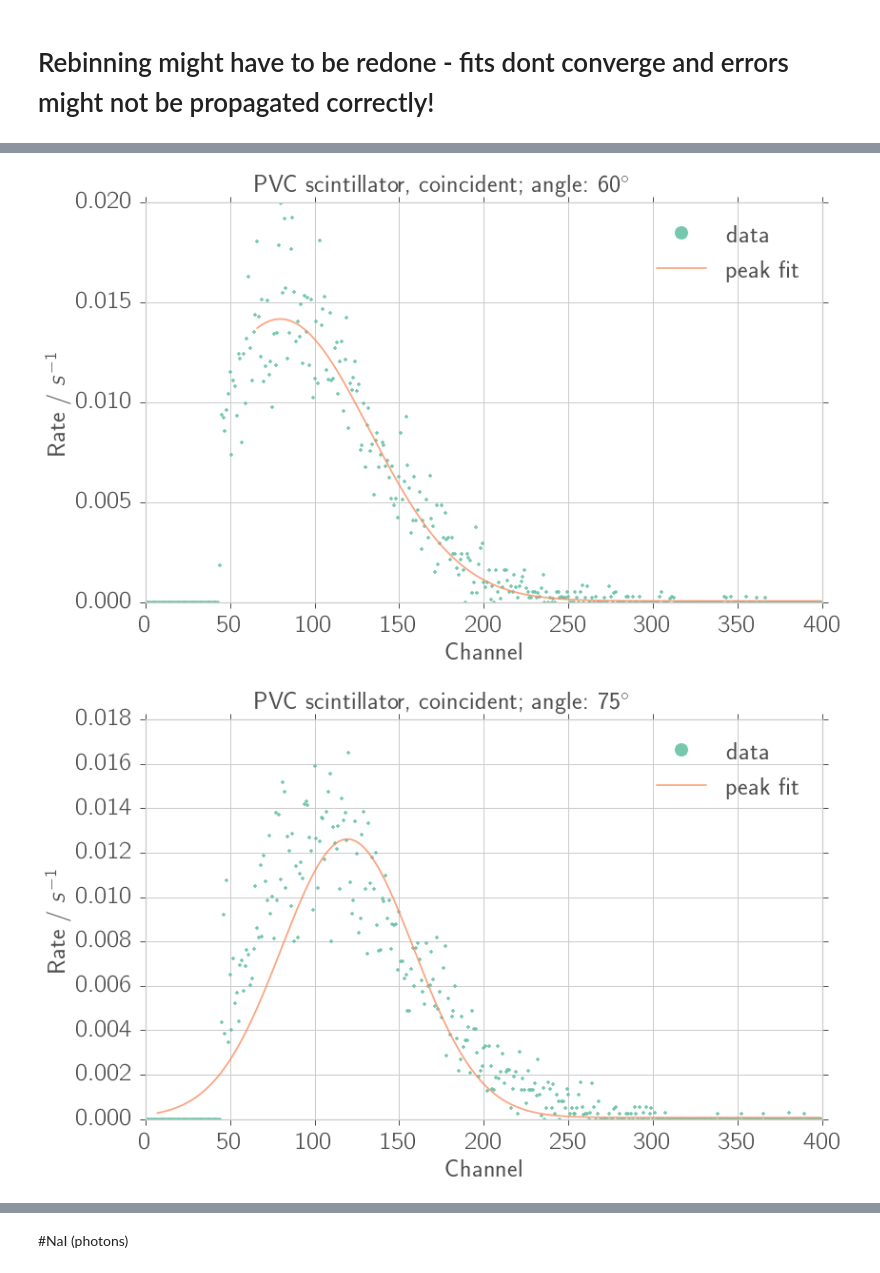
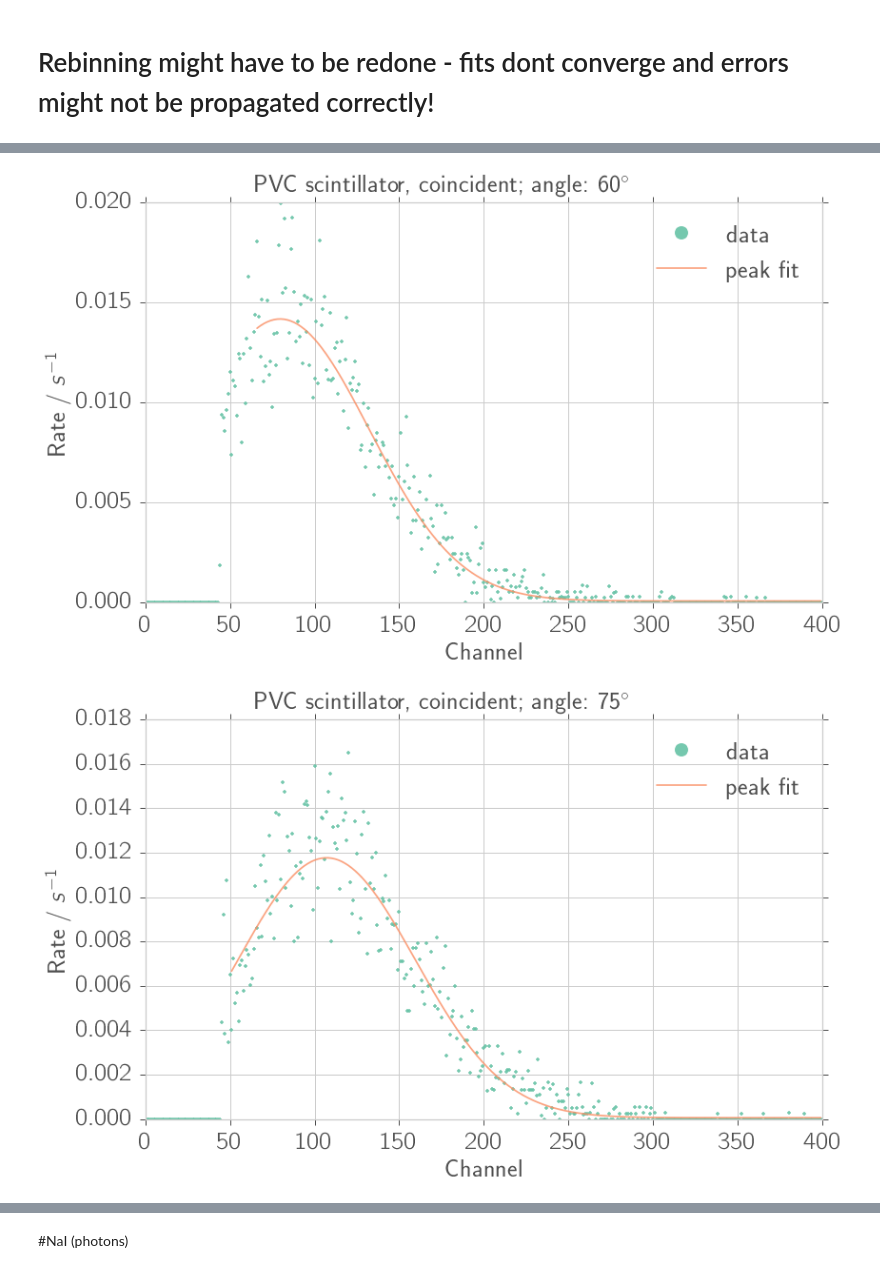
Before and after one commit to Bondzio/fp, a Jupyter notebook: compton/analysis/energy_conservation.ipynb, the cells around one changed output, grey strips where cells are left out. Drawn from its saved outputs; the diff is of its cells as text; code cells hidden in the pictures.

```diff
--- a/compton/analysis/energy_conservation.ipynb
+++ b/compton/analysis/energy_conservation.ipynb
@@ -299,31 +311,31 @@ def fit_n_plot_ps(theta, fit_boundaries, p0, fit=True):
 
     return(c)
 # %%
-c_ps = []
+c_ps_gauss = []
 theta_ps = [15, 30, 45, 60, 75, 90, 105]
 fit_boundaries = [[0, 400],[5, 400], [60, 500],
-                  [65, 400],[6, 400], [20, 500],
+                  [65, 400],[50, 400], [20, 500],
                   [20, 500]]
 p0 = [[1.5e-2, 5, 40, 0],
       [2e-2, 44, 60, 0],
       [0.01, 80, 40, 0],
       [0.01, 100, 50, 0],
       [0.01, 100, 50, 0],
       [0.01, 100, 50, 0],
       [0.01, 100, 50, 0]]
 
 show_fig = True
 for i in zip(theta_ps, fit_boundaries, p0):
     #if i[0] == 45:
     #    c = (fit_n_plot_ps(*i, fit=True))
     #    print(c)
-    c_ps.append(fit_n_plot_ps(*i, fit=True))
+    c_ps_gauss.append(fit_n_plot_ps(*i, fit=True))
 show_fig = True
 # %% [output]
 [figure]
 [figure]
 [figure]
 [figure]
-[figure, old version]
+[figure, new version]
 [figure]
 [figure]
```
Also changed, not shown: parts of 13 cells of this notebook, 29 other files.
